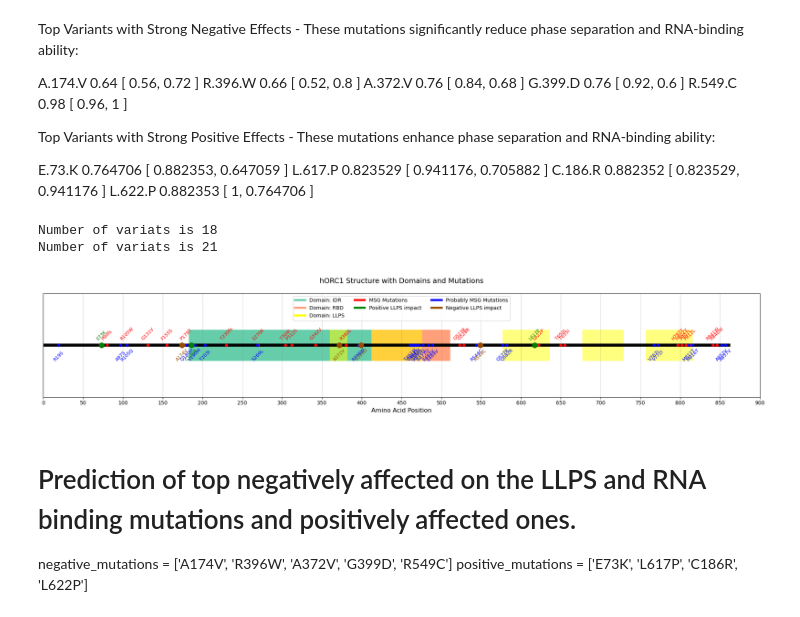
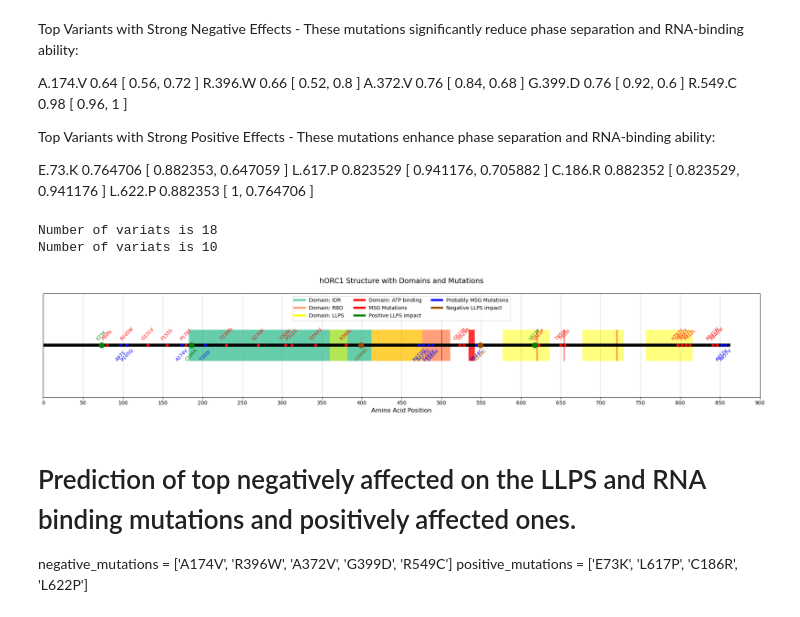
Before and after one commit to Lopatushka/ORC1, a Jupyter notebook: clinvar_analysis.ipynb, the cells around one changed output. Saved outputs shown, nothing was run; the diff lists cells and outputs as text; code cells hidden in the pictures.

```diff
--- a/clinvar_analysis.ipynb
+++ b/clinvar_analysis.ipynb
@@ -618,13 +615,13 @@ MSG = df[
     (df["Condition_new"] == "Meier-Gorlin syndrome 1") &
     (df["Germline review status"] == "criteria provided, single submitter")
 ]
-#MSG = MSG[(MSG['Germline classification'] != 'Benign') & (MSG['Germline classification'] !='Benign/Likely benign')]
+MSG = MSG[(MSG['Germline classification'] != 'Benign') & (MSG['Germline classification'] !='Benign/Likely benign')]
 
 MSG_probably = df[
     (df["Condition_new"] == "Meier-Gorlin syndrome 1 probably") &
     (df["Germline review status"] == "criteria provided, multiple submitters, no conflicts")
 ]
-#MSG_probably = MSG_probably[(MSG_probably['Germline classification'] != 'Benign') & (MSG_probably['Germline classification'] !='Benign/Likely benign')]
+MSG_probably = MSG_probably[(MSG_probably['Germline classification'] != 'Benign') & (MSG_probably['Germline classification'] !='Benign/Likely benign')]
 # %% [markdown]
 Top Variants with Strong Negative Effects - These mutations significantly reduce phase separation and RNA-binding ability:
 
@@ -676,7 +673,7 @@ for di in mutations_MSG_probably:
        mutations_MSG_probably.remove(new_mutant)
 # %% [output]
 Number of variats is 18
-Number of variats is 21
+Number of variats is 10
 # %%
 # Define protein information
 protein_length = 861  # Protein length in amino acids
@@ -687,7 +684,14 @@ domains = [
     {"name": "LLPS", "start": 412, "end": 476, "color": "yellow", "alpha": 0.5},
     {"name": "LLPS", "start": 577, "end": 636, "color": "yellow", "alpha": 0.5},
     {"name": "LLPS", "start": 677, "end": 729, "color": "yellow", "alpha": 0.5},
-    {"name": "LLPS", "start": 757, "end": 816, "color": "yellow", "alpha": 0.5}
+    {"name": "LLPS", "start": 757, "end": 816, "color": "yellow", "alpha": 0.5},
+    {"name": "ATP binding", "start": 534, "end": 542, "color": "red", "alpha": 0.8},
+    {"name": "ATP binding", "start": 500, "end": 501, "color": "red", "alpha": 0.8},
+    {"name": "ATP binding", "start": 620, "end": 621, "color": "red", "alpha": 0.8},
+    {"name": "ATP binding", "start": 654, "end": 655, "color": "red", "alpha": 0.8},
+    {"name": "ATP binding", "start": 720, "end": 721, "color": "red", "alpha": 0.8}
+
+
 ]
 
 
@@ -742,34 +746,34 @@ for i, mutation in enumerate(positive_mutations_MGS_probably):
         unique_labels["Positive LLPS impact"] = "green"
     ax.plot(mutation["position"], 0.5, marker="o", color="green", markersize=10, label=None)
     ax.text(mutation["position"], 0.35, mutation["label"], ha="center", fontsize=9, rotation=45, color="green")
 
 # Probable MGS mutation, negative LLPS impact
 for i, mutation in enumerate(negative_mutations_MGS_probably):
     if i == 0:
         unique_labels["Negative LLPS impact"] = "#994D00"
     ax.plot(mutation["position"], 0.5, marker="o", color="#994D00", markersize=10, label=None)
     ax.text(mutation["position"], 0.35, mutation["label"], ha="center", fontsize=9, rotation=45, color="#994D00")
 
 # Add the unique legend
 ax.legend(handles=[plt.Line2D([0], [0], color=color, lw=4, label=label) for label, color in unique_labels.items()],
           loc="upper center", ncol=3, frameon=True, fontsize=10)
 
 # Add gridlines for alignment
 ax.grid(axis="x", color="gray", linestyle="--", linewidth=0.5, alpha=0.7)
 
 # Add labels and title
 ax.set_xlim(0, protein_length)
 ax.set_ylim(0, 1)
 ax.set_xticks(range(0, protein_length + 50, 50))
 ax.set_yticks([])
 ax.set_xlabel("Amino Acid Position", fontsize=12)
 ax.set_title("hORC1 Structure with Domains and Mutations", fontsize=14, pad=20)
 
 # Show the plot
 plt.tight_layout()
 plt.show()
 # %% [output]
-[figure, old version]
+[figure, new version]
 # %% [markdown]
 # Prediction of top negatively affected on the LLPS and RNA binding mutations and positively affected ones.
 negative_mutations = ['A174V', 'R396W', 'A372V', 'G399D', 'R549C']
```
Also changed, not shown: parts of 4 cells of this notebook.
